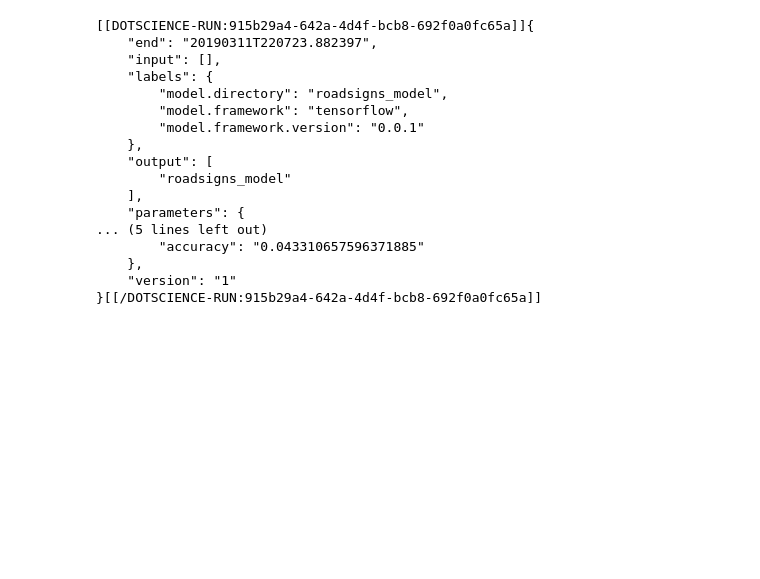
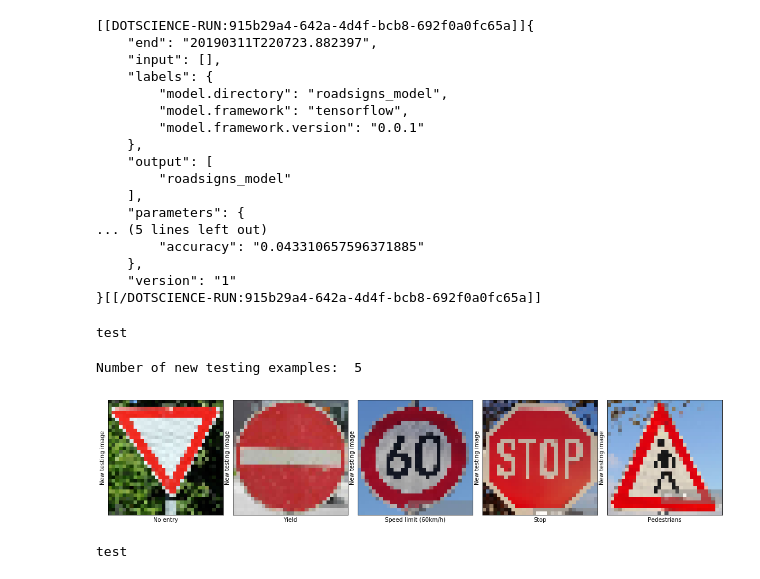
Before and after one commit to dotmesh-io/dotscience-roadsigns, a Jupyter notebook: Traffic_Sign_Classifier.ipynb, the cells around one changed output. Cells and saved outputs as stored; diff of their text form; code cells hidden in the pictures; blank space fills up the shorter version.

Commit message:
output example input data

```diff
--- a/Traffic_Sign_Classifier.ipynb
+++ b/Traffic_Sign_Classifier.ipynb
@@ -347,11 +347,11 @@ class VGGnet:
             total_accuracy += (accuracy * len(batch_x))
         return total_accuracy / num_examples
 # %%
-x = tf.placeholder(tf.float32, (None, 32, 32, 1))
-y = tf.placeholder(tf.int32, (None))
+x = tf.placeholder(tf.float32, (None, 32, 32, 1), name="x")
+y = tf.placeholder(tf.int32, (None), name="y")
 # %%
-keep_prob = tf.placeholder(tf.float32)       # For fully-connected layers
-keep_prob_conv = tf.placeholder(tf.float32)  # For convolutional layers
+keep_prob = tf.placeholder(tf.float32, (None), name="keep_prob")       # For fully-connected layers
+keep_prob_conv = tf.placeholder(tf.float32, (None), name="keep_prob_conv")  # For convolutional layers
 # %%
 # Validation set preprocessing
 X_valid_preprocessed = preprocess(X_valid)
@@ -366,6 +366,7 @@ USE_IMAGE_PERCENT = 1
 # calculate how many images to use to train
 IMAGES_TO_TRAIN_ON = int(len(y_train) * (USE_IMAGE_PERCENT/100))
 DIR = 'roadsigns_model'
+CHECKPOINT_DIR = '/tmp/roadsigns_model'
 ds.parameter('epochs', EPOCHS)
 ds.parameter('training_size', IMAGES_TO_TRAIN_ON)
 # %% [output]
@@ -379,7 +380,8 @@ X_valid_preprocessed = preprocess(X_valid)
 one_hot_y_valid = tf.one_hot(y_valid, 43)
 if(os.path.exists(DIR)):
     shutil.rmtree(DIR)
-
+if(os.path.exists(CHECKPOINT_DIR)):
+    shutil.rmtree(CHECKPOINT_DIR)
 with tf.Session() as sess:
     sess.run(tf.global_variables_initializer())
     print("Training...")
@@ -399,9 +401,14 @@ with tf.Session() as sess:
     simple_save(
         sess,
         DIR + "/1",
-        inputs={"x": x},
+        inputs={
+            "x": x,
+            "keep_prob": keep_prob,
+            "keep_prob_conv": keep_prob_conv
+        },
         outputs={"y": y}
     )
+    VGGNet_Model.saver.save(sess, os.path.join(CHECKPOINT_DIR, model_name))
     print("Model saved: {:.3f}%".format(validation_accuracy*100))
     ds.summary('accuracy', validation_accuracy)
 # %% [output]
@@ -445,3 +452,36 @@ ds.publish()
     },
     "version": "1"
 }[[/DOTSCIENCE-RUN:915b29a4-642a-4d4f-bcb8-692f0a0fc65a]]
+# %%
+#example_images = preprocess(X_test[0:1])
+#list_images(example_images, y_test, "Normalized Image", "gray")
+#f = open("exampleimage.json", "a")
+#f.write(json.dumps(example_images[0].tolist()))
+print("test")
+# %% [output]
+test
+# %%
+# Loading and resizing new test images
+new_test_images = []
+path = './new_test_images/'
+for image in os.listdir(path):
+    img = cv2.imread(path + image)
+    img = cv2.resize(img, (32,32))
+    img = cv2.cvtColor(img, cv2.COLOR_BGR2RGB)
+    new_test_images.append(img)
+new_IDs = [13, 3, 14, 27, 17]
+print("Number of new testing examples: ", len(new_test_images))
+
+plt.figure(figsize=(15, 16))
+for i in range(len(new_test_images)):
+    plt.subplot(2, 5, i+1)
+    plt.imshow(new_test_images[i])
+    plt.xlabel(signs[new_IDs[i-1]])
+    plt.ylabel("New testing image")
+    plt.xticks([])
+    plt.yticks([])
+plt.tight_layout(pad=0, h_pad=0, w_pad=0)
+plt.show()
+# %% [output]
+Number of new testing examples:  5
+[figure, added]
@@ -447,0 +490,13 @@ ds.publish()
+# %%
+#example_images = preprocess(X_test[0:1])
+#list_images(example_images, y_test, "Normalized Image", "gray")
+
+inputData = {}
+inputData["inputs"] = {}
+inputData["inputs"]["x"] = new_test_images_preprocessed.tolist()
+f = open("test_inputs.json", "a")
+f.write(json.dumps(inputData))
+f.close()
+print("test")
+# %% [output]
+test
```
Also changed, not shown: parts of 4 cells of this notebook.
